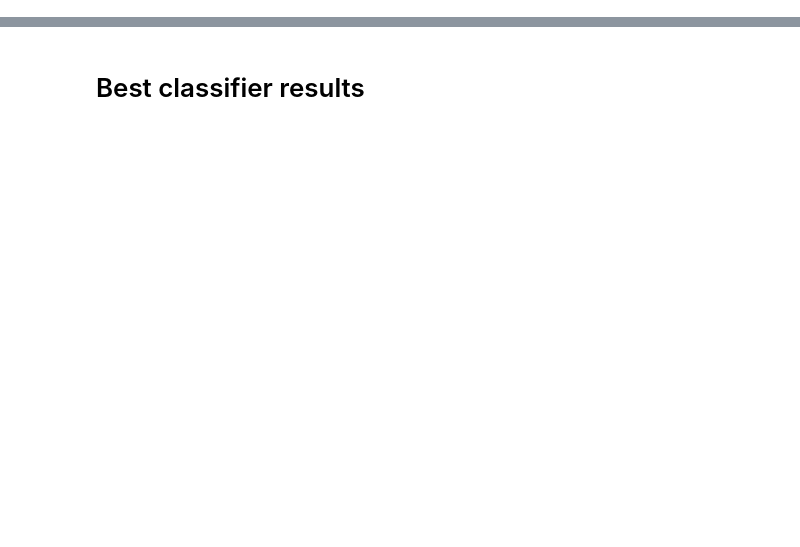
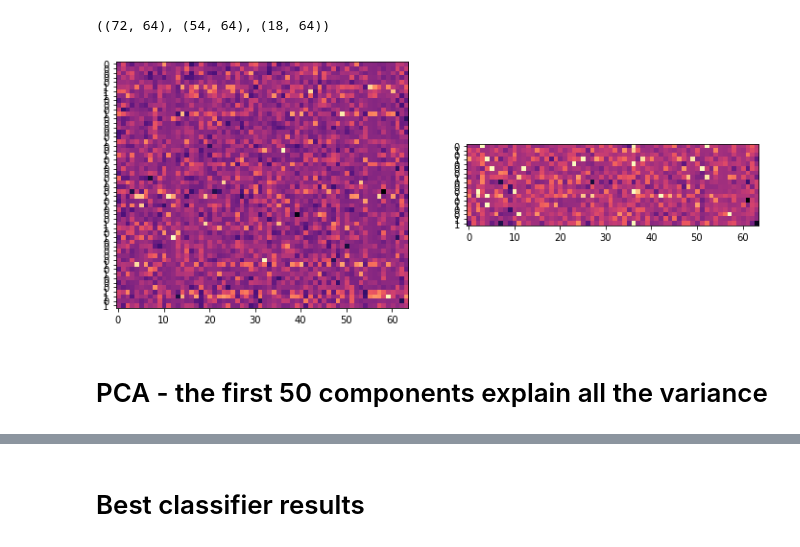
Before and after one commit to darthdeus/bioinf-project, a Jupyter notebook: Gene.ipynb, the cells around one changed output, grey strips where cells are left out. Cells and saved outputs as stored; diff of their text form; code cells hidden in the pictures; blank space fills up the shorter version.

```diff
--- a/Gene.ipynb
+++ b/Gene.ipynb
@@ -70,16 +70,0 @@ plt.hist(X_test.reshape(-1), bins=500);
-# %%
-def plot(idx, train=True, xticks=False, showmask=False, use_cmap="magma"):
-    if train:
-        features = X
-        labels = y
-    else:
-        features = X_test
-        labels = y_test
-
-    plt.figure(figsize=(12,5))
-
-    if xticks:
-        plt.xticks(range(len(idx)), descriptions[idx], rotation="vertical")
-
-    plt.yticks(range(len(features)), labels)
-    plt.imshow(features[:,idx], cmap=use_cmap)
@@ -99,0 +159,12 @@ pca.explained_variance_ratio_.cumsum()
+# %%
+X.shape, X_train.shape, X_test.shape
+# %% [output]
+((72, 64), (54, 64), (18, 64))
+# %%
+plt.figure(figsize=(12,6))
+plt.subplot(121); plot(X_train, y_train, figure=False)
+plt.subplot(122); plot(X_test, y_test, figure=False)
+# %% [output]
+[figure, added]
+# %% [markdown]
+# PCA - the first 50 components explain all the variance
```
Also changed, not shown: parts of 95 cells of this notebook.
